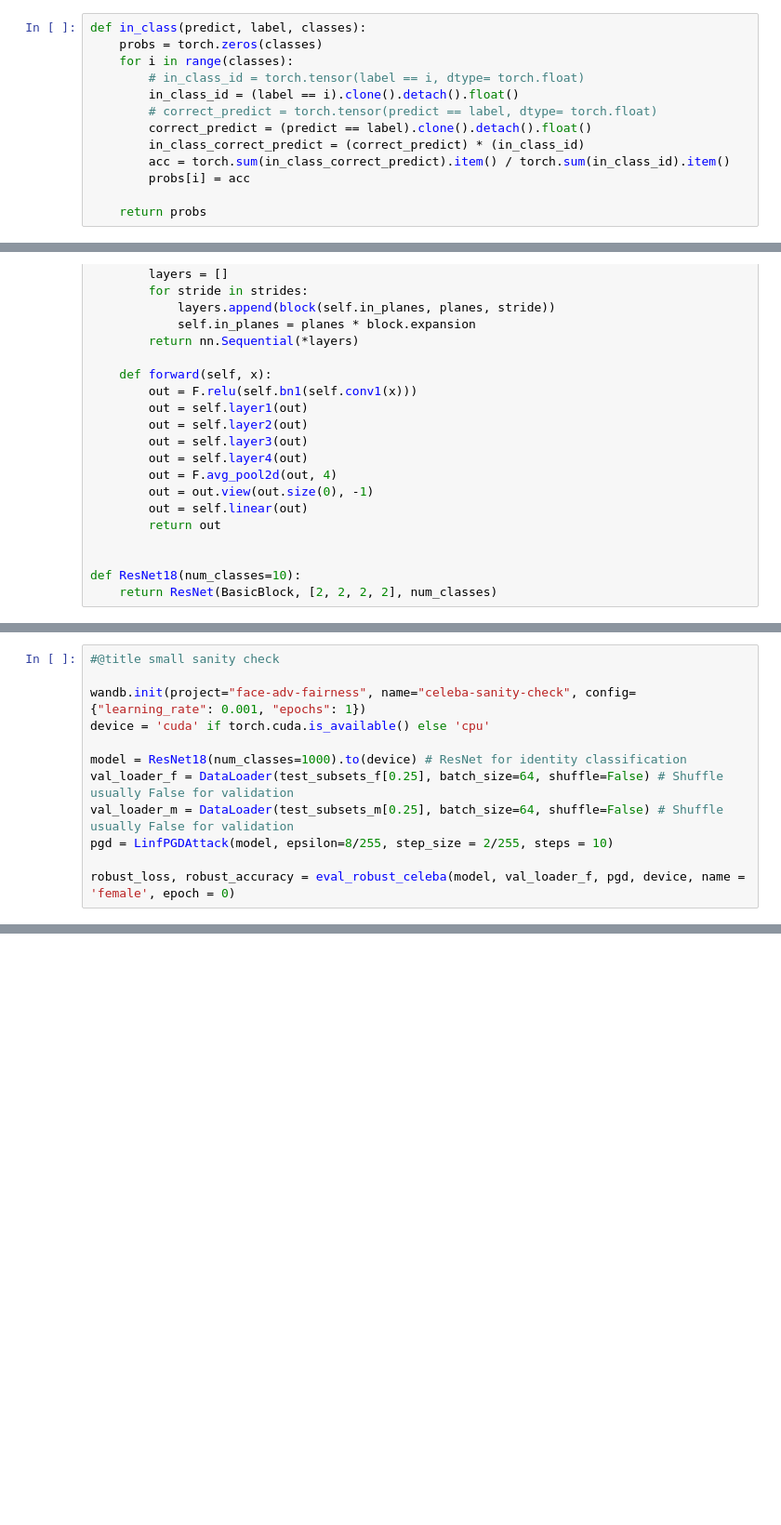
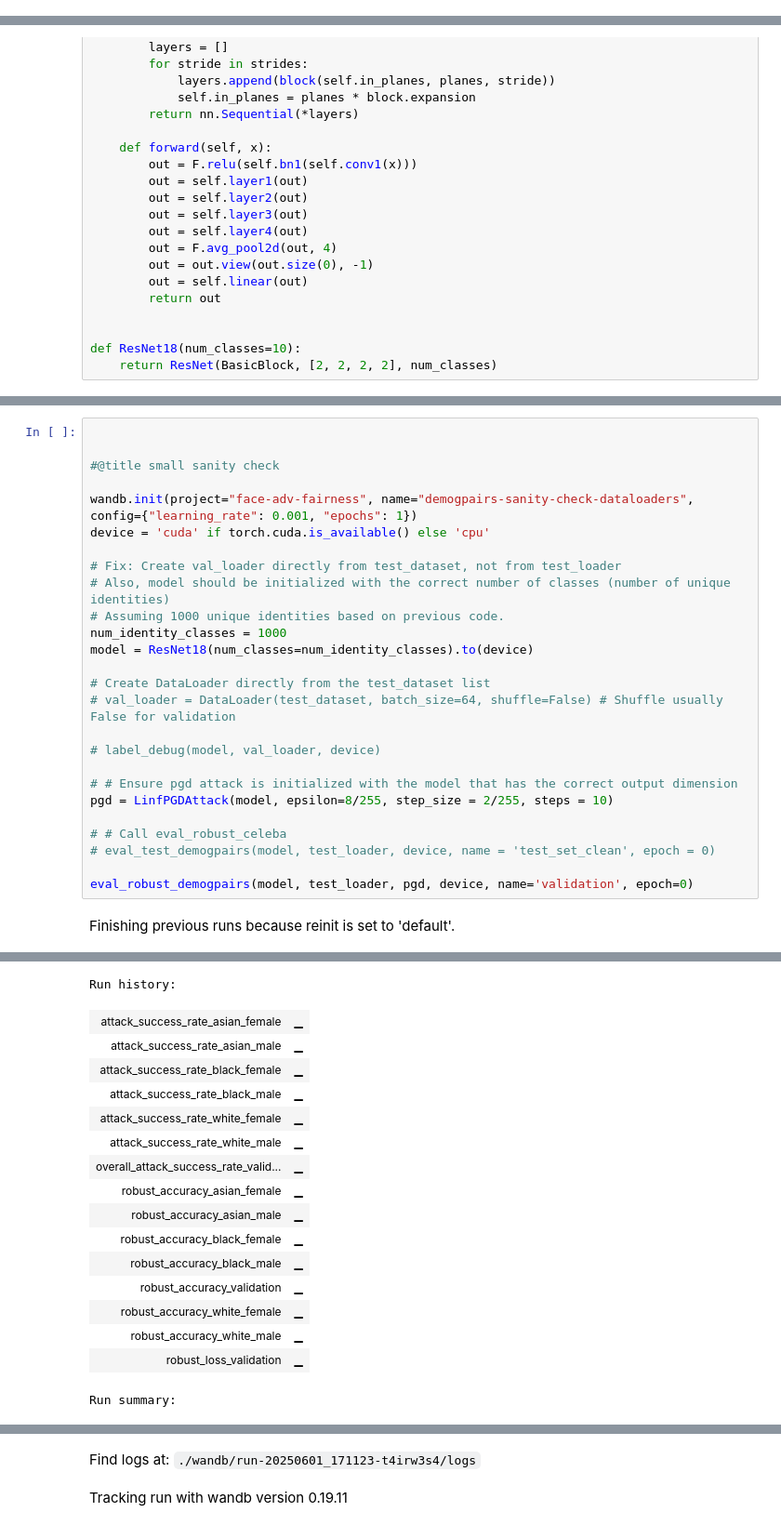
Before and after one commit to taweener11/darkSideUnmasked, a Jupyter notebook: wip_demogpairs.ipynb, the cells around one changed output, grey strips where cells are left out. Shown at 93% size. Drawn from its saved outputs; the diff is of its cells as text; blank space fills up the shorter version.

```diff
--- a/wip_demogpairs.ipynb
+++ b/wip_demogpairs.ipynb
@@ -383,16 +593,3 @@ First batch from DataLoader (transformed image tensor, labels):
-# %%
-def in_class(predict, label, classes):
-    probs = torch.zeros(classes)
-    for i in range(classes):
-        # in_class_id = torch.tensor(label == i, dtype= torch.float)
-        in_class_id = (label == i).clone().detach().float()
-        # correct_predict = torch.tensor(predict == label, dtype= torch.float)
-        correct_predict = (predict == label).clone().detach().float()
-        in_class_correct_predict = (correct_predict) * (in_class_id)
-        acc = torch.sum(in_class_correct_predict).item() / torch.sum(in_class_id).item()
-        probs[i] = acc
-
-    return probs
 # %%
 #@title pipeline for wandb
 
@@ -1025,12 +1476,28 @@ def eval_robust_celeba(model, dataloader, pgd_attack, device, name, epoch):
 # %%
+
+
 #@title small sanity check
 
-wandb.init(project="face-adv-fairness", name="celeba-sanity-check", config={"learning_rate": 0.001, "epochs": 1})
+wandb.init(project="face-adv-fairness", name="demogpairs-sanity-check-dataloaders", config={"learning_rate": 0.001, "epochs": 1})
 device = 'cuda' if torch.cuda.is_available() else 'cpu'
 
-model = ResNet18(num_classes=1000).to(device) # ResNet for identity classification
-val_loader_f = DataLoader(test_subsets_f[0.25], batch_size=64, shuffle=False) # Shuffle usually False for validation
-val_loader_m = DataLoader(test_subsets_m[0.25], batch_size=64, shuffle=False) # Shuffle usually False for validation
+# Fix: Create val_loader directly from test_dataset, not from test_loader
+# Also, model should be initialized with the correct number of classes (number of unique identities)
+# Assuming 1000 unique identities based on previous code.
+num_identity_classes = 1000
+model = ResNet18(num_classes=num_identity_classes).to(device)
+
+# Create DataLoader directly from the test_dataset list
+# val_loader = DataLoader(test_dataset, batch_size=64, shuffle=False) # Shuffle usually False for validation
+
+# label_debug(model, val_loader, device)
+
+# # Ensure pgd attack is initialized with the model that has the correct output dimension
 pgd = LinfPGDAttack(model, epsilon=8/255, step_size = 2/255, steps = 10)
 
-robust_loss, robust_accuracy = eval_robust_celeba(model, val_loader_f, pgd, device, name = 'female', epoch = 0)
+# # Call eval_robust_celeba
+# eval_test_demogpairs(model, test_loader, device, name = 'test_set_clean', epoch = 0)
+
+eval_robust_demogpairs(model, test_loader, pgd, device, name='validation', epoch=0)
+# %% [output]
+Finishing previous runs because reinit is set to 'default'.
@@ -1036,0 +1505,17 @@ robust_loss, robust_accuracy = eval_robust_celeba(model, val_loader_f, pgd, devi
+Run history:
+| attack_success_rate_asian_female | ▁ |
+| attack_success_rate_asian_male | ▁ |
+| attack_success_rate_black_female | ▁ |
+| attack_success_rate_black_male | ▁ |
+| attack_success_rate_white_female | ▁ |
+| attack_success_rate_white_male | ▁ |
+| overall_attack_success_rate_valid... | ▁ |
+| robust_accuracy_asian_female | ▁ |
+| robust_accuracy_asian_male | ▁ |
+| robust_accuracy_black_female | ▁ |
+| robust_accuracy_black_male | ▁ |
+| robust_accuracy_validation | ▁ |
+| robust_accuracy_white_female | ▁ |
+| robust_accuracy_white_male | ▁ |
+| robust_loss_validation | ▁ |
+Run summary:
@@ -1036,0 +1540,2 @@ robust_loss, robust_accuracy = eval_robust_celeba(model, val_loader_f, pgd, devi
+Find logs at: ./wandb/run-20250601_171123-t4irw3s4/logs
+Tracking run with wandb version 0.19.11
```
Also changed, not shown: parts of 19 cells of this notebook.
